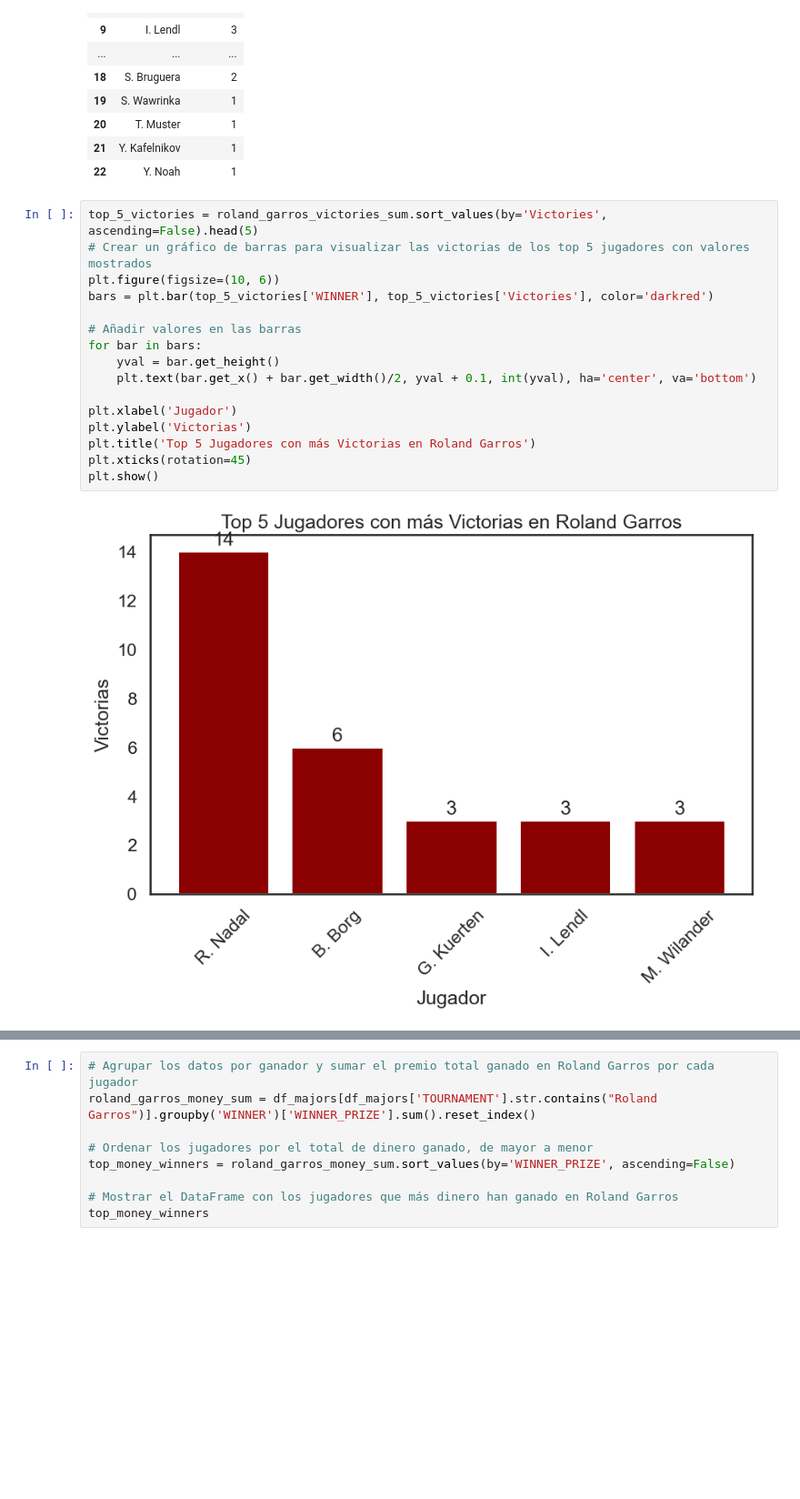
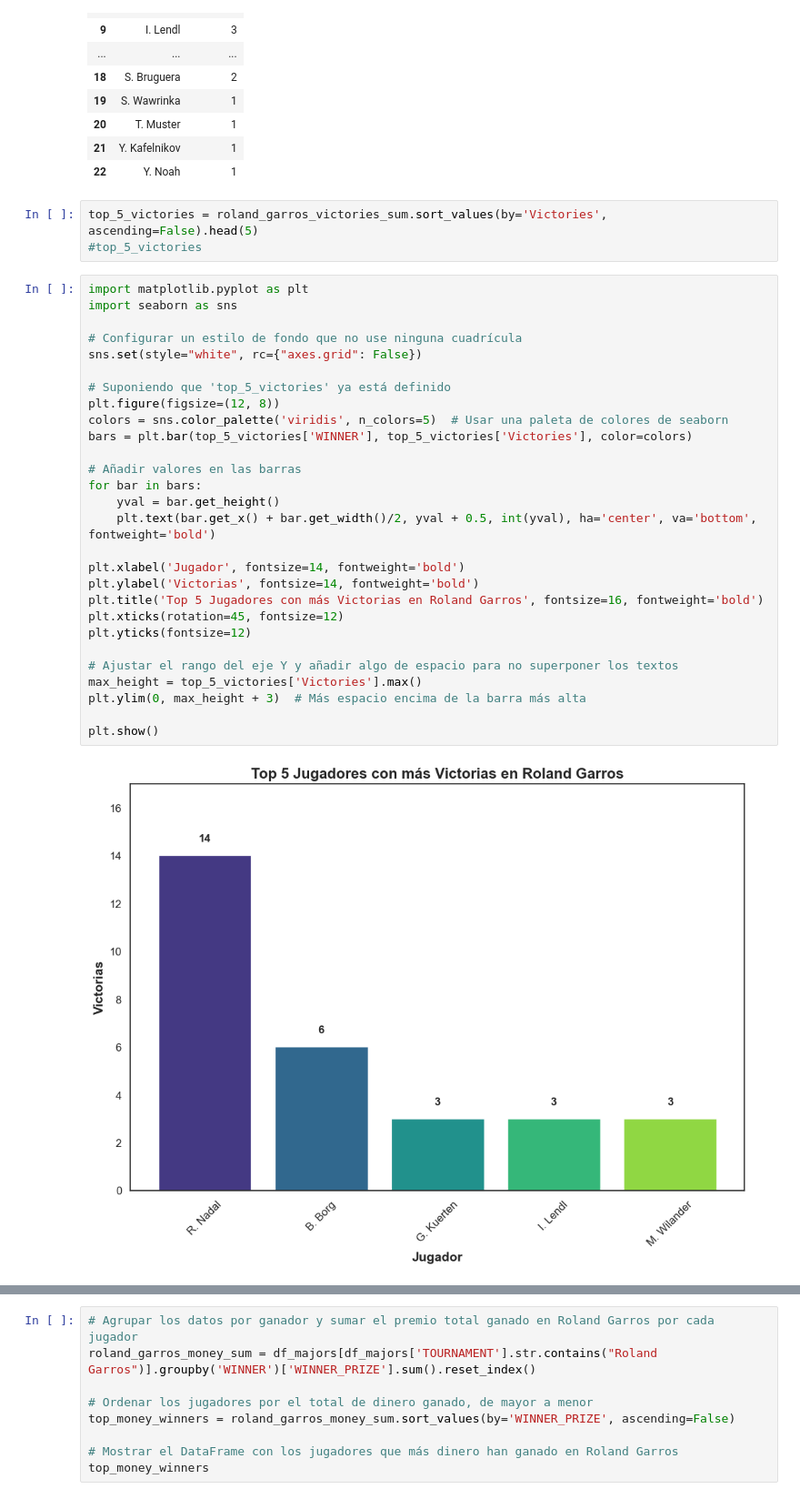
Before and after one commit to Lokhy87/EDA_entrega, a Jupyter notebook: Limpieza.ipynb, the cells around one changed output, grey strips where cells are left out. Shown at 91% size. Drawn from its saved outputs; the diff is of its cells as text; blank space fills up the shorter version.

```diff
--- a/Limpieza.ipynb
+++ b/Limpieza.ipynb
@@ -1180,21 +1180,36 @@ roland_garros_victories_sum
 | 20 | T. Muster | 1 |
 | 21 | Y. Kafelnikov | 1 |
 | 22 | Y. Noah | 1 |
+# %%
+top_5_victories = roland_garros_victories_sum.sort_values(by='Victories', ascending=False).head(5)
+#top_5_victories
 # %%
-top_5_victories = roland_garros_victories_sum.sort_values(by='Victories', ascending=False).head(5)
-# Crear un gráfico de barras para visualizar las victorias de los top 5 jugadores con valores mostrados
-plt.figure(figsize=(10, 6))
-bars = plt.bar(top_5_victories['WINNER'], top_5_victories['Victories'], color='darkred')
+import matplotlib.pyplot as plt
+import seaborn as sns
+
+# Configurar un estilo de fondo que no use ninguna cuadrícula
+sns.set(style="white", rc={"axes.grid": False})
+
+# Suponiendo que 'top_5_victories' ya está definido
+plt.figure(figsize=(12, 8))
+colors = sns.color_palette('viridis', n_colors=5)  # Usar una paleta de colores de seaborn
+bars = plt.bar(top_5_victories['WINNER'], top_5_victories['Victories'], color=colors)
 
 # Añadir valores en las barras
 for bar in bars:
     yval = bar.get_height()
-    plt.text(bar.get_x() + bar.get_width()/2, yval + 0.1, int(yval), ha='center', va='bottom')
+    plt.text(bar.get_x() + bar.get_width()/2, yval + 0.5, int(yval), ha='center', va='bottom', fontweight='bold')
 
-plt.xlabel('Jugador')
-plt.ylabel('Victorias')
-plt.title('Top 5 Jugadores con más Victorias en Roland Garros')
-plt.xticks(rotation=45)
+plt.xlabel('Jugador', fontsize=14, fontweight='bold')
+plt.ylabel('Victorias', fontsize=14, fontweight='bold')
+plt.title('Top 5 Jugadores con más Victorias en Roland Garros', fontsize=16, fontweight='bold')
+plt.xticks(rotation=45, fontsize=12)
+plt.yticks(fontsize=12)
+
+# Ajustar el rango del eje Y y añadir algo de espacio para no superponer los textos
+max_height = top_5_victories['Victories'].max()
+plt.ylim(0, max_height + 3)  # Más espacio encima de la barra más alta
+
 plt.show()
 # %% [output]
-[figure, old version]
+[figure, new version]
```
Also changed, not shown: parts of 12 cells of this notebook.
